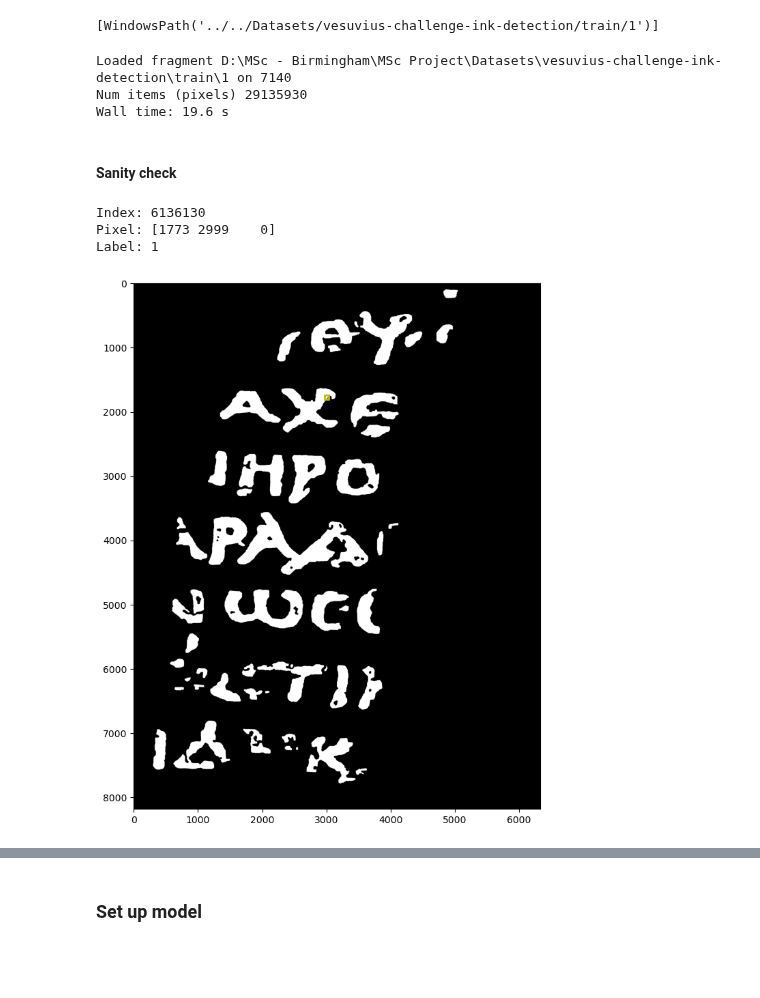
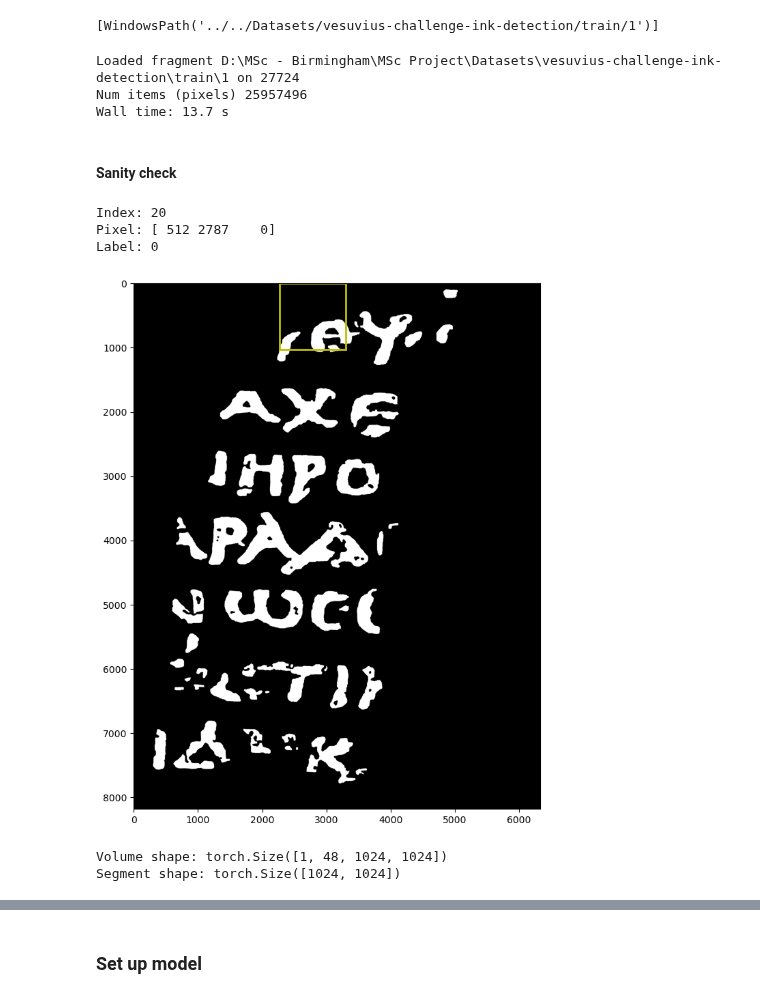
Before and after one commit to Wishmitha/Vesuvius, a Jupyter notebook: kaggle_competition/vesuvius-challenge-example-submission.ipynb, the cells around one changed output, grey strips where cells are left out. Drawn from its saved outputs; the diff is of its cells as text; code cells hidden in the pictures; blank space fills up the shorter version.

Commit message:
Update dataset class such that it can generate crops across all fragments as batches

```diff
--- a/kaggle_competition/vesuvius-challenge-example-submission.ipynb
+++ b/kaggle_competition/vesuvius-challenge-example-submission.ipynb
@@ -81,9 +81,7 @@ class SubvolumeDataset(thd.Dataset):
 
             if load_inklabels:
                 # binary mask can be stored as np.bool
-                inklabels = (
-                    np.array(Image.open(str(fragment_path / "inklabels.png"))) > 0
-                )
+                inklabels = np.array(Image.open(str(fragment_path / "inklabels.png")))
                 labels.append(inklabels)
 
             print(f"Loaded fragment {fragment_path} on {os.getpid()}")
@@ -102,6 +100,7 @@ class SubvolumeDataset(thd.Dataset):
         z_dim, y_dim, x_dim = self.voxel_shape
         image_stack = self.image_stacks[fragment_id]
         _, height, width = image_stack.shape
+        labels = self.labels[fragment_id]
 
         # pad with zeros if necessary
         if (
@@ -119,6 +118,7 @@ class SubvolumeDataset(thd.Dataset):
             x_end = min(center_x + x_dim // 2, width)
 
             subvolume = np.zeros(self.voxel_shape, dtype=np.float32)
+            inklabel = np.zeros(self.voxel_shape, dtype=np.float32)
 
             pad_y_start = max(y_dim // 2 - center_y, 0)
             pad_x_start = max(x_dim // 2 - center_x, 0)
@@ -130,6 +130,13 @@ class SubvolumeDataset(thd.Dataset):
                 image_stack[:, y_start:y_end, x_start:x_end].astype(np.float32) / 65535
             )
 
+            if self.load_inklabels:
+                inklabel[:, pad_y_start:pad_y_end, pad_x_start:pad_x_end] = (
+                    labels[y_start:y_end, x_start:x_end].astype(np.float32)
+                )
+            else:
+                inklabel = np.ones(self.voxel_shape, dtype=np.float32)*-1
+
         else:
             subvolume = (
                 image_stack[
@@ -138,12 +145,23 @@ class SubvolumeDataset(thd.Dataset):
                     center_x - x_dim // 2 : center_x + x_dim // 2,
                 ]
             ).astype(np.float32) / 65535
-        if self.load_inklabels:
-            inklabel = float(self.labels[fragment_id][center_y, center_x])
-        else:
-            inklabel = -1.0
 
-        return torch.from_numpy(subvolume).unsqueeze(0), torch.FloatTensor([inklabel])
+            if self.load_inklabels:
+                inklabel = (
+                    labels[
+                        center_y - y_dim // 2 : center_y + y_dim // 2,
+                        center_x - x_dim // 2 : center_x + x_dim // 2,
+                    ]
+                ).astype(np.float32)
+            else:
+                inklabel = np.ones(self.voxel_shape, dtype=np.float32)*-1
+
+        # if self.load_inklabels:
+        #     inklabel = self.labels[fragment_id]
+        # else:
+        #     inklabel = -1.0
+
+        return torch.from_numpy(subvolume).unsqueeze(0), torch.FloatTensor(inklabel)
 
     def plot_label(self, index, **kwargs):
         pixel = self.pixels[index]
@@ -184,19 +202,29 @@ All fragments: ['1', '2', '3']
 [WindowsPath('../../Datasets/vesuvius-challenge-ink-detection/train/1')]
 # %%
 %%time
-train_dset = SubvolumeDataset(fragments=train_fragments, voxel_shape=(48, 64, 64), filter_edge_pixels=True)
+train_dset = SubvolumeDataset(fragments=train_fragments, voxel_shape=(48, 1024, 1024), filter_edge_pixels=True)
 print("Num items (pixels)", len(train_dset))
 # %% [output]
-Loaded fragment D:\MSc - Birmingham\MSc Project\Datasets\vesuvius-challenge-ink-detection\train\1 on 7140
-Num items (pixels) 29135930
-Wall time: 19.6 s
+Loaded fragment D:\MSc - Birmingham\MSc Project\Datasets\vesuvius-challenge-ink-detection\train\1 on 27724
+Num items (pixels) 25957496
+Wall time: 13.7 s
 # %% [markdown]
 #### Sanity check
 # %%
-index = 6136130
-train_dset.plot_label(index, figsize=(16, 10))
+idx = 20
+train_dset.plot_label(idx, figsize=(16, 10))
 # %% [output]
-Index: 6136130
-Pixel: [1773 2999    0]
-Label: 1
+Index: 20
+Pixel: [ 512 2787    0]
+Label: 0
-[figure, old version]
+[figure, new version]
+# %%
+# Get an item from the dataset
+volume, label = train_dset[idx]
+
+# Print the shapes
+print("Volume shape:", volume.shape)
+print("Segment shape:", label.shape)
+# %% [output]
+Volume shape: torch.Size([1, 48, 1024, 1024])
+Segment shape: torch.Size([1024, 1024])
```
Also changed, not shown: parts of 2 cells of this notebook, 1 other file.
